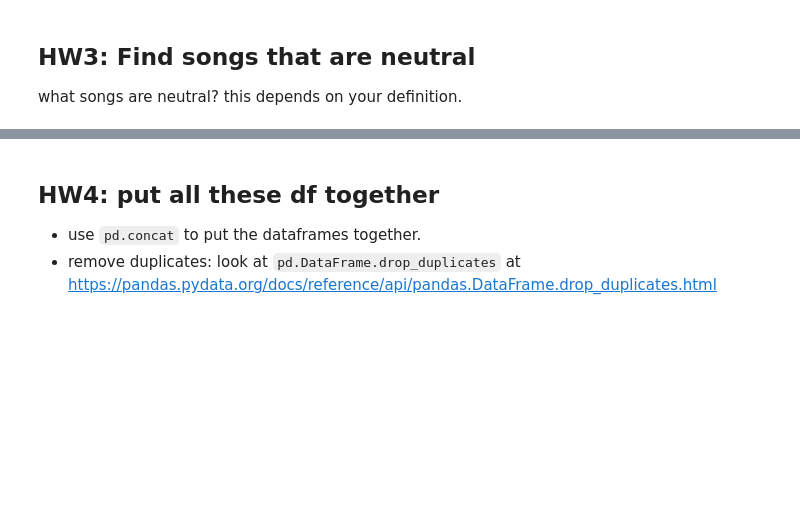
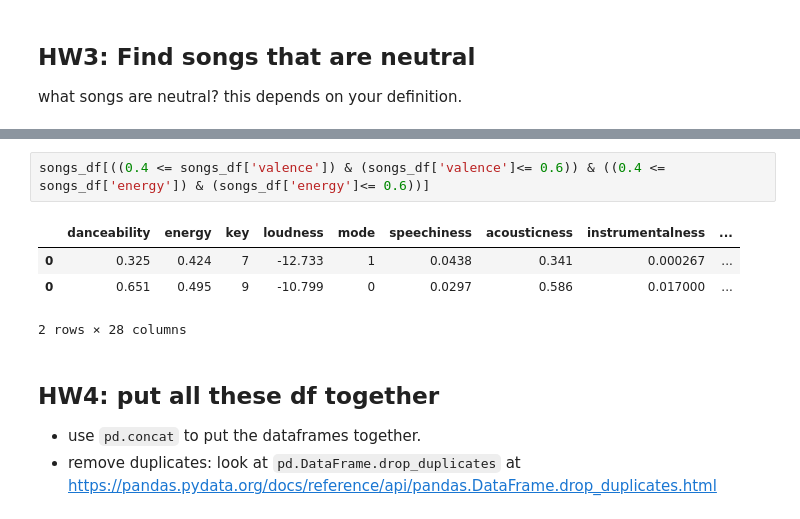
Before and after one commit to Minyoung929Kim/Music-Recommendation, a Jupyter notebook: lyrics.ipynb, the cells around one changed output, grey strips where cells are left out. Cells and saved outputs as stored; diff of their text form; blank space fills up the shorter version.

```diff
--- a/lyrics.ipynb
+++ b/lyrics.ipynb
@@ -112,3 +264,10 @@ what songs are neutral? this depends on your definition.
+# %%
+songs_df[((0.4 <= songs_df['valence']) & (songs_df['valence']<= 0.6)) & ((0.4 <= songs_df['energy']) & (songs_df['energy']<= 0.6))]
+# %% [output]
+|  | danceability | energy | key | loudness | mode | speechiness | acousticness | instrumentalness | ... |
+| 0 | 0.325 | 0.424 | 7 | -12.733 | 1 | 0.0438 | 0.341 | 0.000267 | ... |
+| 0 | 0.651 | 0.495 | 9 | -10.799 | 0 | 0.0297 | 0.586 | 0.017000 | ... |
+2 rows × 28 columns
 # %% [markdown]
 ## HW4: put all these df together
 
```
Also changed, not shown: parts of 17 cells of this notebook.
